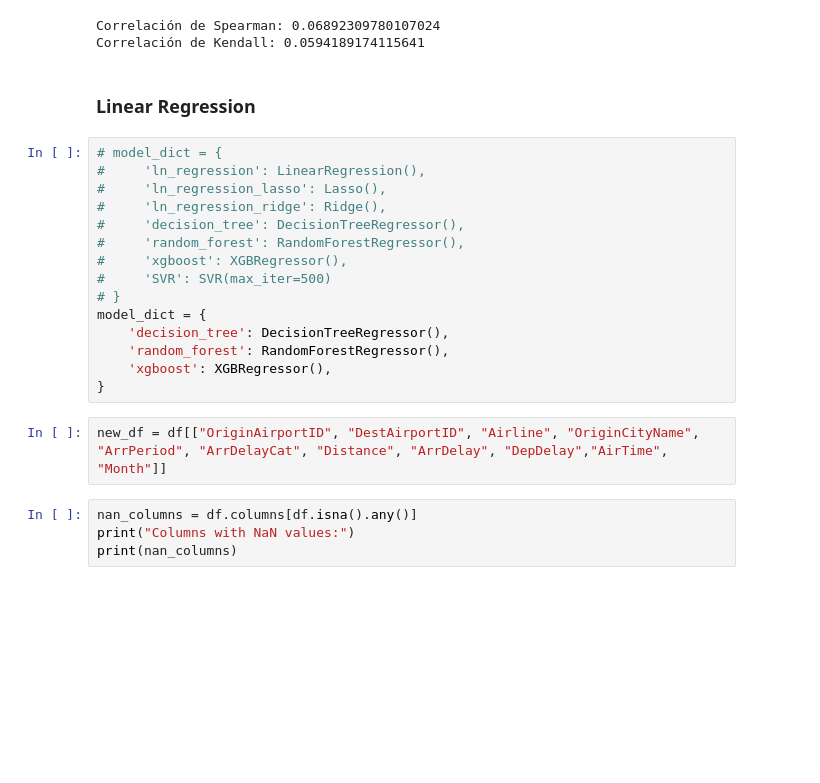
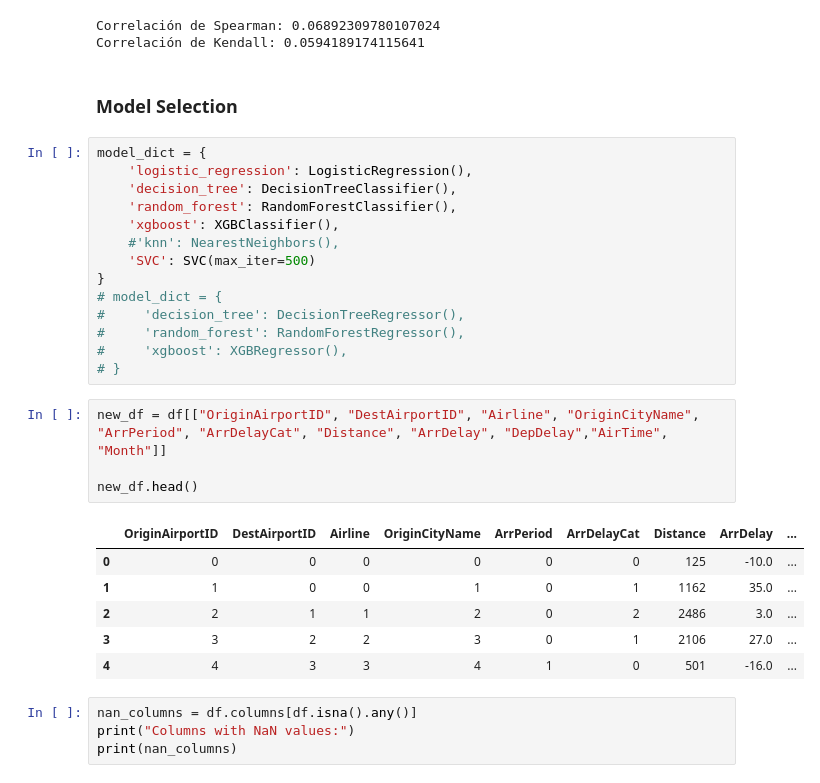
Before and after one commit to Diegomca98/final-project, a Jupyter notebook: src/project.ipynb, the cells around one changed output. Cells and saved outputs as stored; diff of their text form; blank space fills up the shorter version.

```diff
--- a/src/project.ipynb
+++ b/src/project.ipynb
@@ -913,25 +917,33 @@ print("Correlación de Kendall:", kendall_corr)
 # %% [output]
 Correlación de Spearman: 0.06892309780107024
 Correlación de Kendall: 0.0594189174115641
-# %% [markdown]
-### Linear Regression
+# %% [markdown]
+### Model Selection
 # %%
+model_dict = {
+    'logistic_regression': LogisticRegression(),
+    'decision_tree': DecisionTreeClassifier(),
+    'random_forest': RandomForestClassifier(),
+    'xgboost': XGBClassifier(),
+    #'knn': NearestNeighbors(),
+    'SVC': SVC(max_iter=500)
+}
 # model_dict = {
-#     'ln_regression': LinearRegression(),
-#     'ln_regression_lasso': Lasso(),
-#     'ln_regression_ridge': Ridge(),
 #     'decision_tree': DecisionTreeRegressor(),
 #     'random_forest': RandomForestRegressor(),
 #     'xgboost': XGBRegressor(),
-#     'SVR': SVR(max_iter=500)
 # }
-model_dict = {
-    'decision_tree': DecisionTreeRegressor(),
-    'random_forest': RandomForestRegressor(),
-    'xgboost': XGBRegressor(),
-}
 # %%
 new_df = df[["OriginAirportID", "DestAirportID", "Airline", "OriginCityName", "ArrPeriod", "ArrDelayCat", "Distance", "ArrDelay", "DepDelay","AirTime", "Month"]]
+
+new_df.head()
+# %% [output]
+|  | OriginAirportID | DestAirportID | Airline | OriginCityName | ArrPeriod | ArrDelayCat | Distance | ArrDelay | ... |
+| 0 | 0 | 0 | 0 | 0 | 0 | 0 | 125 | -10.0 | ... |
+| 1 | 1 | 0 | 0 | 1 | 0 | 1 | 1162 | 35.0 | ... |
+| 2 | 2 | 1 | 1 | 2 | 0 | 2 | 2486 | 3.0 | ... |
+| 3 | 3 | 2 | 2 | 3 | 0 | 1 | 2106 | 27.0 | ... |
+| 4 | 4 | 3 | 3 | 4 | 1 | 0 | 501 | -16.0 | ... |
 # %%
 nan_columns = df.columns[df.isna().any()]
 print("Columns with NaN values:")
```
Also changed, not shown: parts of 15 cells of this notebook.
